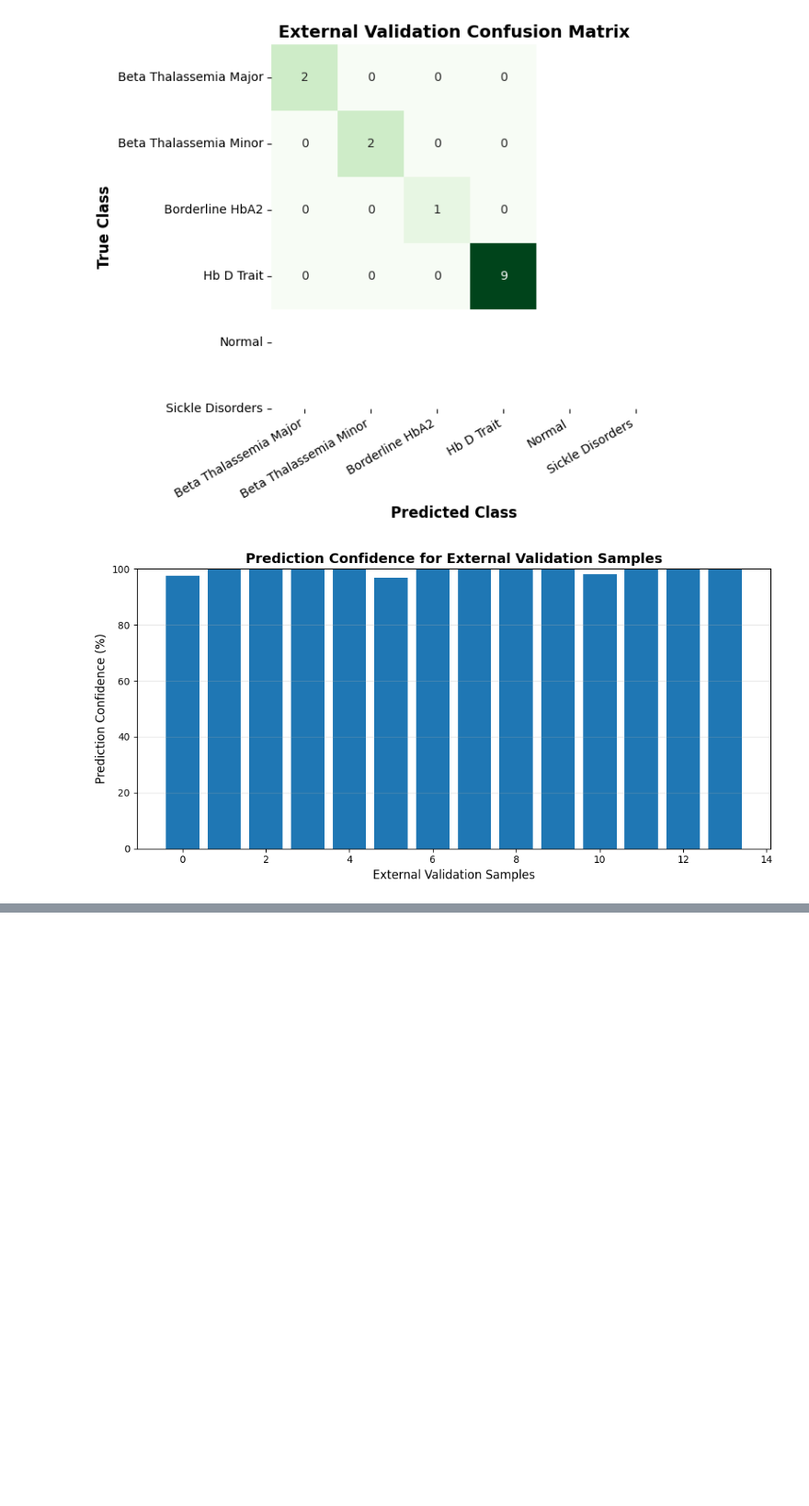
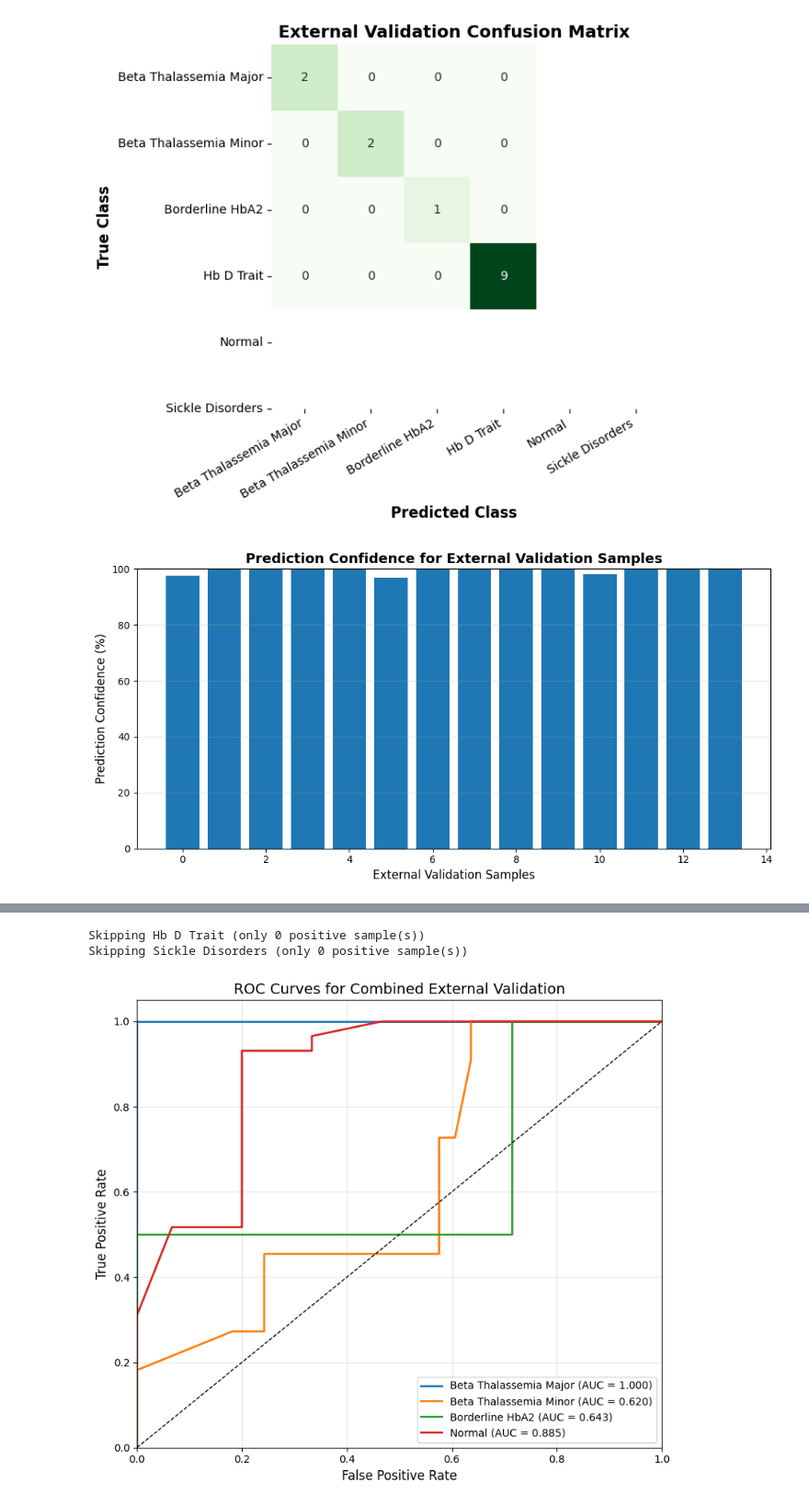
Before and after one commit to NaveedAhmad-6522/Hemoglobinopathy_ML_Classification, a Jupyter notebook: 04_External_Data_Validation.ipynb, the cells around one changed output, grey strips where cells are left out. Shown at 92% size. Cells and saved outputs as stored; diff of their text form; code cells hidden in the pictures; blank space fills up the shorter version.

```diff
--- a/04_External_Data_Validation.ipynb
+++ b/04_External_Data_Validation.ipynb
@@ -386,0 +985,56 @@ plt.show()
+# %%
+from sklearn.preprocessing import label_binarize
+from sklearn.metrics import roc_curve, auc
+import matplotlib.pyplot as plt
+import numpy as np
+
+# Classes in the model
+labels = np.arange(len(target_encoder.classes_))
+
+# Binarize true labels
+y_true_bin = label_binarize(y_true_all, classes=labels)
+
+# Create figure
+plt.figure(figsize=(8, 7))
+
+# Plot ROC only for classes with at least 2 positive samples
+for i in labels:
+
+    # Number of positive samples for this class
+    n_positive = np.sum(y_true_bin[:, i])
+
+    # Skip classes with insufficient samples
+    if n_positive < 2:
+        print(f"Skipping {target_encoder.classes_[i]} (only {n_positive} positive sample(s))")
+        continue
+
+    # Compute ROC
+    fpr, tpr, _ = roc_curve(y_true_bin[:, i], y_prob_all[:, i])
+    roc_auc = auc(fpr, tpr)
+
+    # Plot
+    plt.plot(
+        fpr,
+        tpr,
+        linewidth=2,
+        label=f"{target_encoder.classes_[i]} (AUC = {roc_auc:.3f})"
+    )
+
+# Reference line
+plt.plot([0, 1], [0, 1], 'k--', linewidth=1)
+
+# Formatting
+plt.xlim([0, 1])
+plt.ylim([0, 1.05])
+plt.xlabel("False Positive Rate", fontsize=12)
+plt.ylabel("True Positive Rate", fontsize=12)
+plt.title("ROC Curves for Combined External Validation", fontsize=14)
+plt.grid(alpha=0.3)
+plt.legend(loc="lower right", fontsize=10)
+
+plt.tight_layout()
+plt.show()
+# %% [output]
+Skipping Hb D Trait (only 0 positive sample(s))
+Skipping Sickle Disorders (only 0 positive sample(s))
+[figure, added]
```
Also changed, not shown: parts of 56 cells of this notebook.
